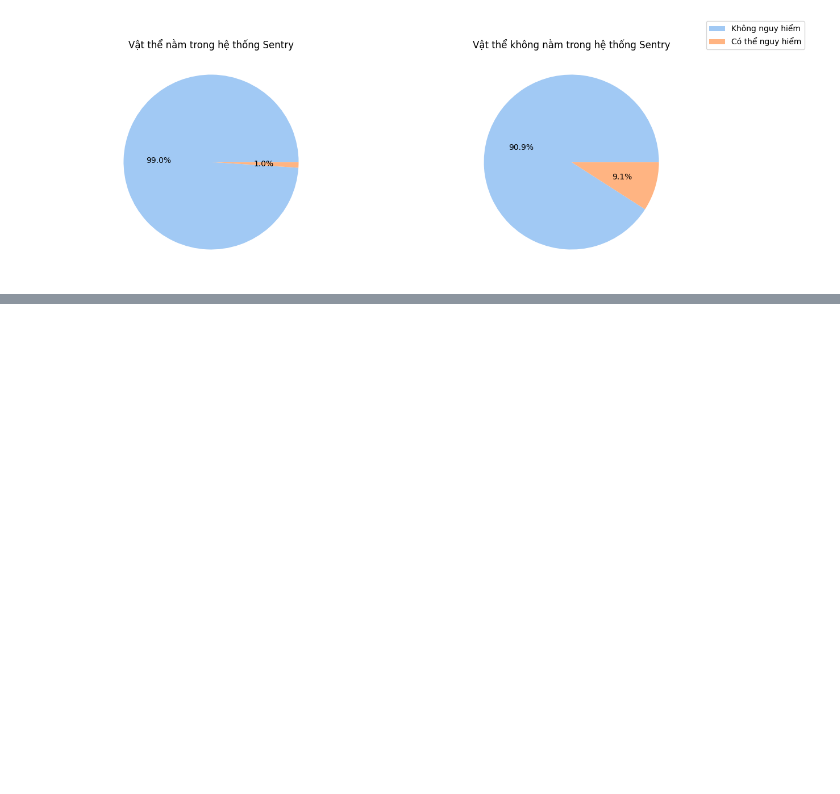
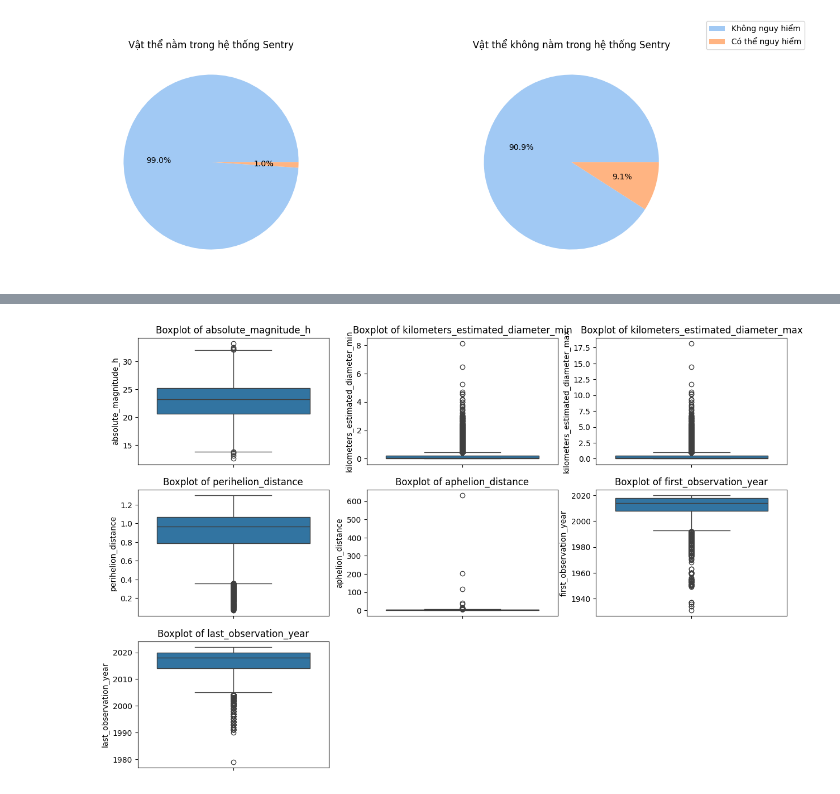
Before and after one commit to nhocratac/IE224-NEO, a Jupyter notebook: CodeTongHop_DoAn_DungXoa.ipynb, the cells around one changed output, grey strips where cells are left out. Saved outputs shown, nothing was run; the diff lists cells and outputs as text; code cells hidden in the pictures; blank space fills up the shorter version.

```diff
--- a/CodeTongHop_DoAn_DungXoa.ipynb
+++ b/CodeTongHop_DoAn_DungXoa.ipynb
@@ -515,0 +594,12 @@ plt.show()
+# %%
+# Kiểm tra ngoại lệ cho các biến liên tục
+
+Figure, Axes = plt.subplots(ncols=3,nrows=3 ,figsize=(15, 10))
+
+for idx, col in enumerate(numeric_col):
+    sns.boxplot(data=df, y=col, ax=Axes[idx//3, idx%3])
+    Axes[idx//3, idx%3].set_title(f'Boxplot of {col}')
+for idx in range(len(numeric_col), 9):
+    Axes[idx//3, idx%3].axis('off')
+# %% [output]
+[figure, added]
```
Also changed, not shown: parts of 9 cells of this notebook.
